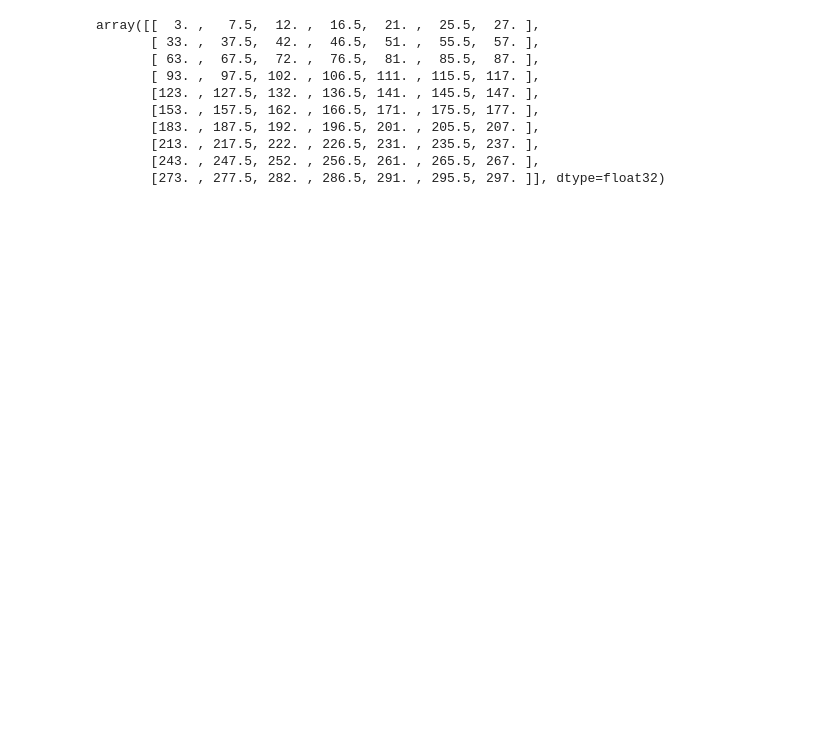
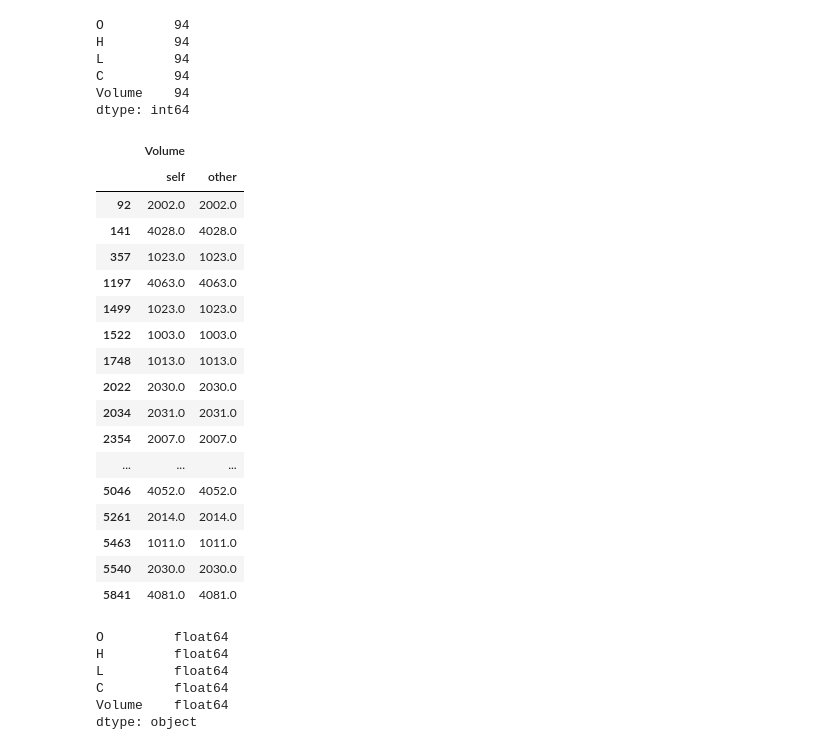
Before and after one commit to B4rtko/Inzynierka, a Jupyter notebook: src/CDT_1D_CNN/temp.ipynb, the cells around one changed output. Drawn from its saved outputs; the diff is of its cells as text; code cells hidden in the pictures; blank space fills up the shorter version.

```diff
--- a/src/CDT_1D_CNN/temp.ipynb
+++ b/src/CDT_1D_CNN/temp.ipynb
@@ -284,13 +0,0 @@ array([[  0.5,   1.5,   3. ,   4.5,   6. ,   7.5,   9. ,  10.5,  12. ,
-# %%
-res_mp[:, :, 1]
-# %% [output]
-array([[  3. ,   7.5,  12. ,  16.5,  21. ,  25.5,  27. ],
-       [ 33. ,  37.5,  42. ,  46.5,  51. ,  55.5,  57. ],
-       [ 63. ,  67.5,  72. ,  76.5,  81. ,  85.5,  87. ],
-       [ 93. ,  97.5, 102. , 106.5, 111. , 115.5, 117. ],
-       [123. , 127.5, 132. , 136.5, 141. , 145.5, 147. ],
-       [153. , 157.5, 162. , 166.5, 171. , 175.5, 177. ],
-       [183. , 187.5, 192. , 196.5, 201. , 205.5, 207. ],
-       [213. , 217.5, 222. , 226.5, 231. , 235.5, 237. ],
-       [243. , 247.5, 252. , 256.5, 261. , 265.5, 267. ],
-       [273. , 277.5, 282. , 286.5, 291. , 295.5, 297. ]], dtype=float32)
@@ -296,0 +20,9 @@ array([[  3. ,   7.5,  12. ,  16.5,  21. ,  25.5,  27. ],
+# %%
+df.isna().sum()
+# %% [output]
+O         94
+H         94
+L         94
+C         94
+Volume    94
+dtype: int64
@@ -296,0 +31,30 @@ array([[  3. ,   7.5,  12. ,  16.5,  21. ,  25.5,  27. ],
+# %%
+df.dropna().reset_index(drop=True).compare(df_2.reset_index(drop=True))
+# %% [output]
+|  | Volume |  |
+|  | self | other |
+| 92 | 2002.0 | 2002.0 |
+| 141 | 4028.0 | 4028.0 |
+| 357 | 1023.0 | 1023.0 |
+| 1197 | 4063.0 | 4063.0 |
+| 1499 | 1023.0 | 1023.0 |
+| 1522 | 1003.0 | 1003.0 |
+| 1748 | 1013.0 | 1013.0 |
+| 2022 | 2030.0 | 2030.0 |
+| 2034 | 2031.0 | 2031.0 |
+| 2354 | 2007.0 | 2007.0 |
+| ... | ... | ... |
+| 5046 | 4052.0 | 4052.0 |
+| 5261 | 2014.0 | 2014.0 |
+| 5463 | 1011.0 | 1011.0 |
+| 5540 | 2030.0 | 2030.0 |
+| 5841 | 4081.0 | 4081.0 |
+# %%
+df.dtypes
+# %% [output]
+O         float64
+H         float64
+L         float64
+C         float64
+Volume    float64
+dtype: object
```
Also changed, not shown: parts of 49 cells of this notebook, 5 other files.
